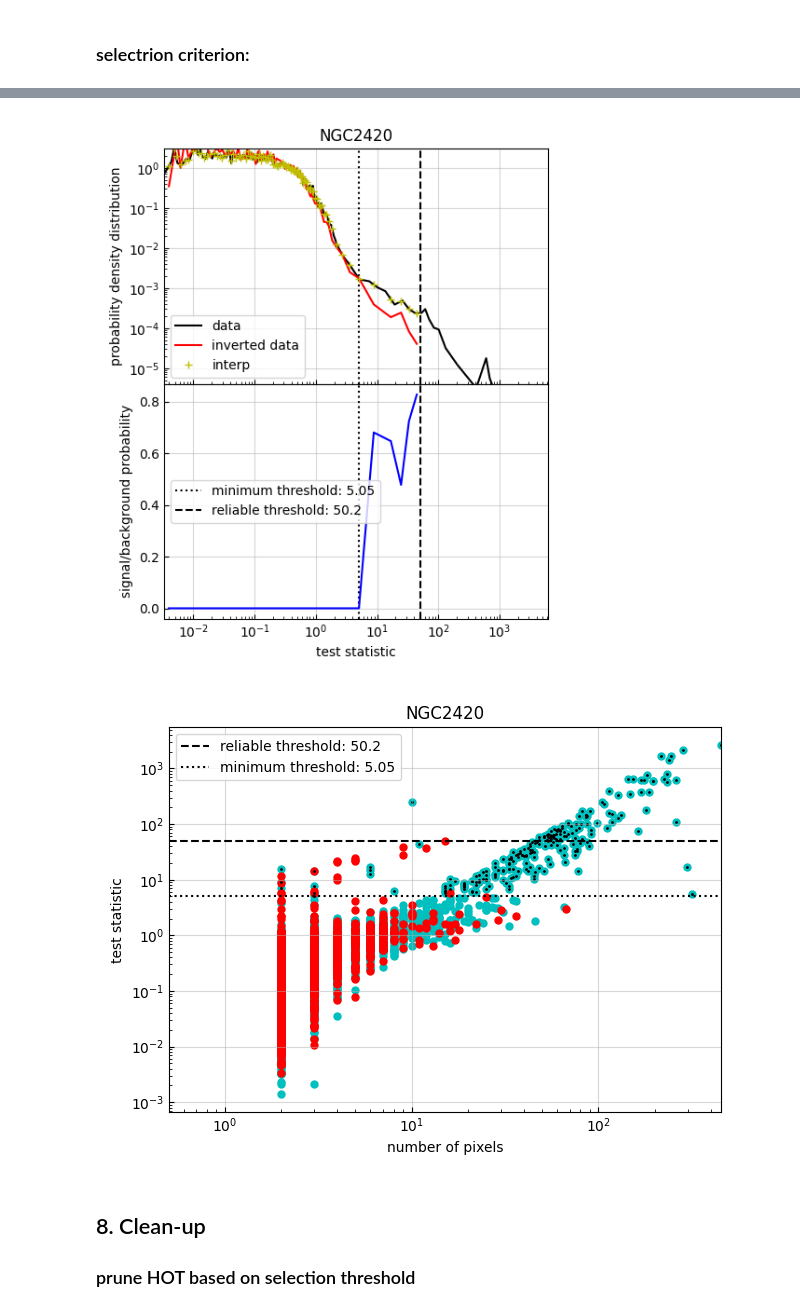
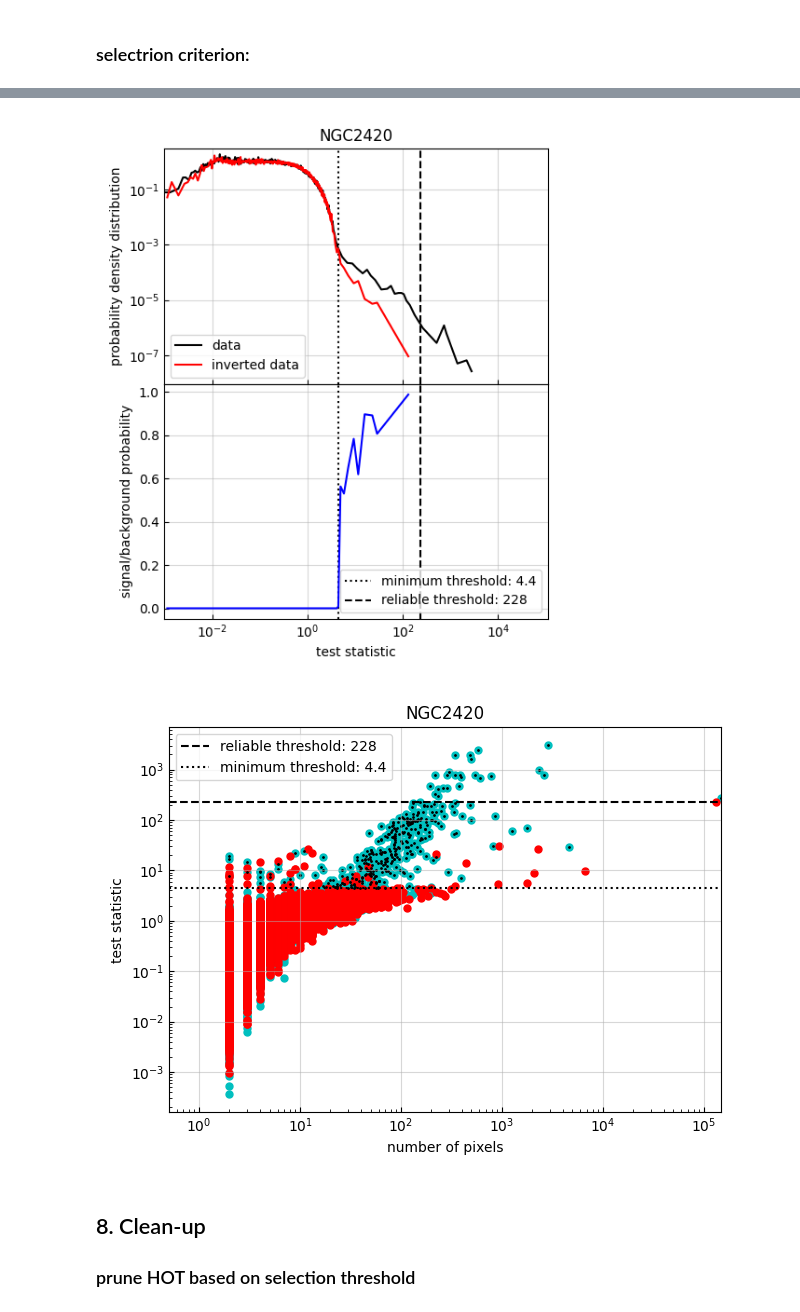
Before and after one commit to paranoya/data_reduction, a Jupyter notebook: photometry/2b.HOT.ipynb, the cells around one changed output, grey strips where cells are left out. Cells and saved outputs as stored; diff of their text form; code cells hidden in the pictures.

```diff
--- a/photometry/2b.HOT.ipynb
+++ b/photometry/2b.HOT.ipynb
@@ -30,25 +30,25 @@ class SortedData(object):
         self.arg_sorted = np.argsort(self.flat)
         print(f'time elapsed: {time()-t0:.3g} s'); t0 = time()
         self.sorted = self.flat[self.arg_sorted]
-        print(f'time elapsed: {time()-t0:.3g} s'); t0 = time()
+        #print(f'time elapsed: {time()-t0:.3g} s'); t0 = time()
         valid = np.isfinite(self.sorted)
         self.arg_sorted = self.arg_sorted[valid]
         self.sorted = self.sorted[valid]
         self.n_valid = self.sorted.size
-        print(f'time elapsed: {time()-t0:.3g} s'); t0 = time()
+        #print(f'time elapsed: {time()-t0:.3g} s'); t0 = time()
 
         self.x_rho, self.rho = self.probability_density()
         weight = self.rho**2
         self.mode = np.sum(self.x_rho*weight) / np.sum(weight)
         self.index_mode = np.searchsorted(self.sorted, self.mode, side='right')
         self.bg_std = np.sqrt(np.mean((self.sorted[:self.index_mode] - self.mode)**2))
-        print(f'time elapsed: {time()-t0:.3g} s'); t0 = time()
+        #print(f'time elapsed: {time()-t0:.3g} s'); t0 = time()
 
         self.rho_symmetric =  np.interp(2*self.mode-self.x_rho, self.x_rho, self.rho, left=0, right=0)
         self.bg_fraction = np.clip(self.rho_symmetric/self.rho, 0, 1)
-        print(f'time elapsed: {time()-t0:.3g} s'); t0 = time()
+        #print(f'time elapsed: {time()-t0:.3g} s'); t0 = time()
 
-        self.n_signal = self.n_valid - 2*self.index_mode
+        self.n_signal = self.n_valid - 2*self.index_mode +1
         #self.n_signal = self.n_valid - self.index_mode
         self.threshold = self.sorted[-self.n_signal]
         self.contamination = np.count_nonzero(self.sorted < 2*self.mode-self.threshold)
@@ -355,8 +351,8 @@ label, catalog_inv = hot(data.original,
                          np.hstack([np.sort(data.strides), data.size]), # DIRTY HACK when testig particles at the boundary
                          data.arg_sorted,
                          inverted=True,
-                         n_pixels=data.contamination,
-                         #n_pixels=data.index_mode,
+                         #n_pixels=data.contamination,
+                         n_pixels=data.index_mode,
                         )
 area_inv = catalog_inv[1]
 test_stat_inv = catalog_inv[2]/np.std(data.sorted[:index_mode])
@@ -373,8 +369,8 @@ label, catalog = hot(data.original,
                      np.hstack([np.sort(data.strides), data.size]), # DIRTY HACK when testig particles at the boundary
                      data.arg_sorted,
                      inverted=False,
-                     n_pixels=data.n_signal,
-                     #n_pixels=data.n_valid-data.index_mode,
+                     #n_pixels=data.n_signal,
+                     n_pixels=data.n_valid-data.index_mode,
                     )
 parent = catalog[0]
 area = catalog[1]
@@ -392,7 +388,7 @@ ts_inv = SortedData(test_stat_inv[test_stat_inv > 0])
 #ts_inv = SortedData(test_stat_inv)
 
 ts_rho_interp = np.exp(np.interp(np.log(ts_inv.x_rho), np.log(ts.x_rho), np.log(ts.rho)))
-selection_threshold = np.max(ts_inv.x_rho[ts_inv.rho >= ts_rho_interp])
+selection_threshold = np.max(ts_inv.x_rho[ts_inv.rho >= .5*ts_rho_interp])
 reliable_threshold = ts_inv.sorted[-1]
 
 ts_inv_reliability = np.clip(1 - ts_inv.rho/ts_rho_interp, 0, 1)
@@ -420,35 +408,35 @@ if plots:
                       sharex='col', sharey='row',
                       gridspec_kw={'hspace': 0, 'wspace': 0}
                      )
     for axis in ax.flatten():
         axis.tick_params(which='both', direction='in')
         axis.grid(alpha=.5)
         axis.set_aspect('auto')
         th_line = axis.axvline(selection_threshold, c='k', ls=':')
         reliable_line = axis.axvline(reliable_threshold, c='k', ls='--')
     fig.set_tight_layout(True)
 
 
     ax[0, 0].set_title(object_name)
     ax[0, 0].set_ylabel('probability density distribution')
     ax[0, 0].set_yscale('log')
     ax[0, 0].set_ylim(np.min(ts_inv.rho)/10, 3)
     ax[0, 0].plot(ts.x_rho, ts.rho, 'k-', label='data')
     ax[0, 0].plot(ts_inv.x_rho, ts_inv.rho, 'r-', label='inverted data')
-    ax[0, 0].plot(ts_inv.x_rho, ts_rho_interp, 'y+', label='interp')
+    #ax[0, 0].plot(ts_inv.x_rho, ts_rho_interp, 'y+', label='interp')
     ax[0, 0].legend()
 
     ax[1, 0].set_ylabel('signal/background probability')
     ax[1, 0].plot(ts_inv.x_rho, ts_inv_reliability, 'b-')
     th_line.set_label(f'minimum threshold: {selection_threshold:.3g}')
     reliable_line.set_label(f'reliable threshold: {reliable_threshold:.3g}')
     ax[1, 0].legend()
 
     ax[-1, 0].set_xlim(ts_inv.sorted[0], ts_inv.sorted[-1]*np.sqrt(ts_inv.sorted[-1]/ts_inv.sorted[0]))
     ax[-1, 0].set_xscale('log')
     ax[-1, 0].set_xlabel('test statistic')
 # %% [output]
-[figure, old version]
+[figure, new version]
 # %%
 true_overdensity = (test_stat > selection_threshold)
 #true_overdensity = (test_stat > reliable_threshold)
@@ -481,7 +469,7 @@ if plots:
     ax[-1, 0].set_xscale('log')
     ax[-1, 0].set_xlabel('number of pixels')
 # %% [output]
-[figure, old version]
+[figure, new version]
 # %% [markdown]
 ## 8. Clean-up
 
```
Also changed, not shown: parts of 11 cells of this notebook, 15 other files.
